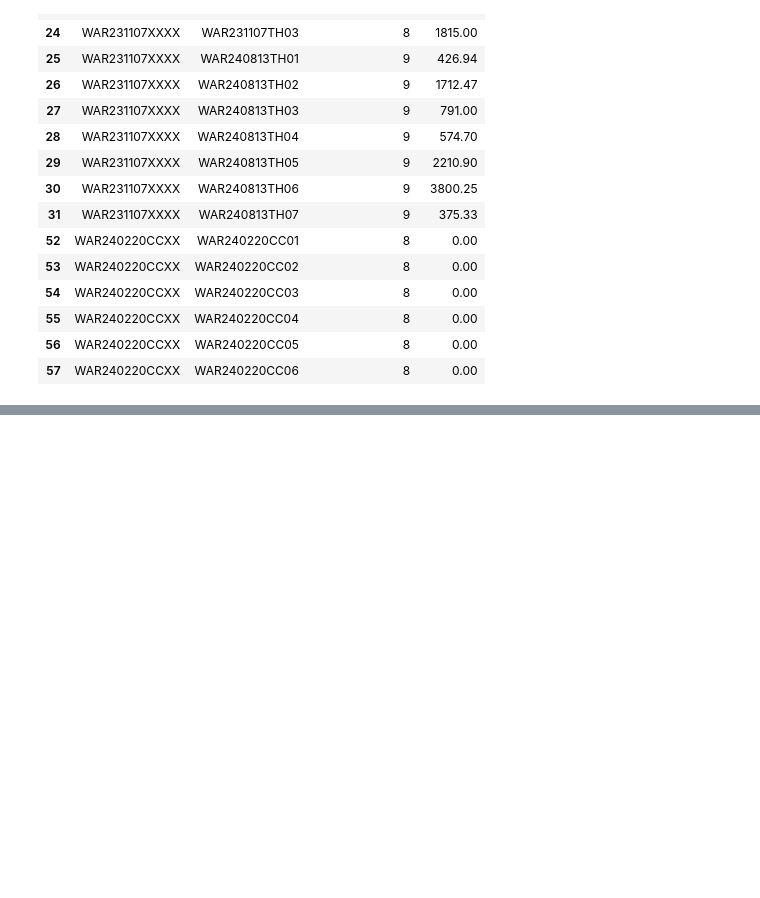
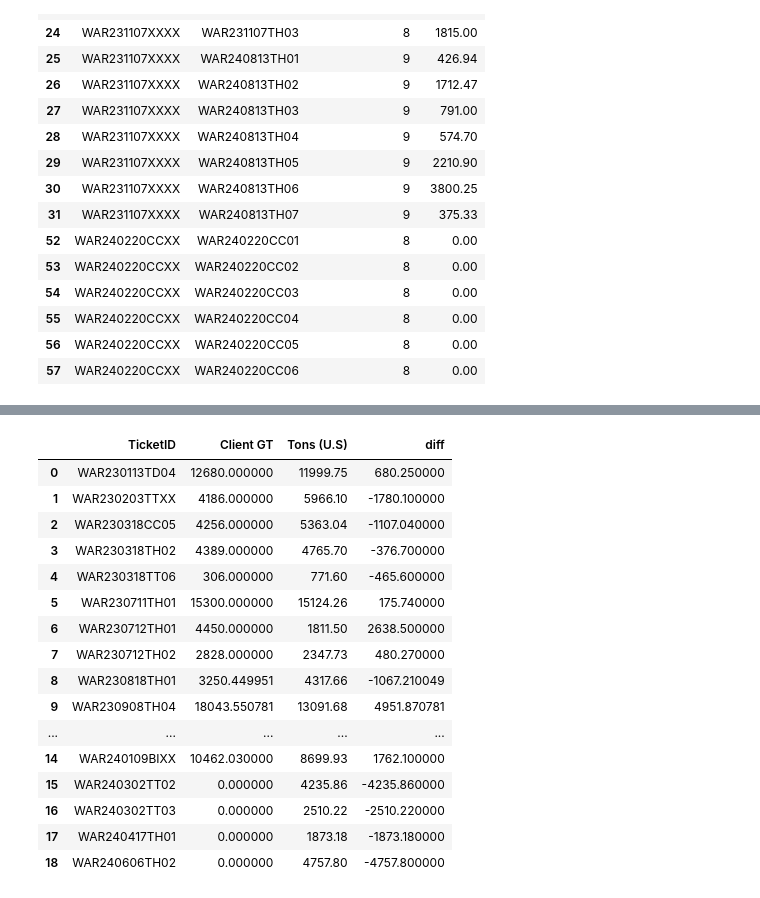
Before and after one commit to BilyBrown/sqlite3-tutorial, a Jupyter notebook: create_war_tables.ipynb, the cells around one changed output, grey strips where cells are left out. Cells and saved outputs as stored; diff of their text form; code cells hidden in the pictures; blank space fills up the shorter version.

Commit message:
starting to finally work through getting RP9 expected with new ticketids

```diff
--- a/create_war_tables.ipynb
+++ b/create_war_tables.ipynb
@@ -869,4 +869,7 @@ new_tcs_intake[new_tcs_intake['TicketID'].isin([item for item in new_tcs_ticketi
 # %%
 # alright. I got a little in the weeds. What I need to find is where ticket ids don't match the TCS ticketid
 
-rp8_compiled_
+# let's try and go through the new ticketids and see what was harvested in rp8 - subtract that out of expected then add any remaining to rp9
+rp8_group_intake = rp8_new_tcs_intake.groupby(['TicketID'])['Client GT'].sum().reset_index()
+
+mergy = pd.merge(rp8_group_intake, rp8_harvested, left_on='TicketID', right_on="TicketID")
@@ -886,0 +896,21 @@ rp8_compiled_
+# %%
+mergy['diff'] = mergy['Client GT'] - mergy['Tons (U.S)']
+mergy
+# %% [output]
+|  | TicketID | Client GT | Tons (U.S) | diff |
+| 0 | WAR230113TD04 | 12680.000000 | 11999.75 | 680.250000 |
+| 1 | WAR230203TTXX | 4186.000000 | 5966.10 | -1780.100000 |
+| 2 | WAR230318CC05 | 4256.000000 | 5363.04 | -1107.040000 |
+| 3 | WAR230318TH02 | 4389.000000 | 4765.70 | -376.700000 |
+| 4 | WAR230318TT06 | 306.000000 | 771.60 | -465.600000 |
+| 5 | WAR230711TH01 | 15300.000000 | 15124.26 | 175.740000 |
+| 6 | WAR230712TH01 | 4450.000000 | 1811.50 | 2638.500000 |
+| 7 | WAR230712TH02 | 2828.000000 | 2347.73 | 480.270000 |
+| 8 | WAR230818TH01 | 3250.449951 | 4317.66 | -1067.210049 |
+| 9 | WAR230908TH04 | 18043.550781 | 13091.68 | 4951.870781 |
+| ... | ... | ... | ... | ... |
+| 14 | WAR240109BIXX | 10462.030000 | 8699.93 | 1762.100000 |
+| 15 | WAR240302TT02 | 0.000000 | 4235.86 | -4235.860000 |
+| 16 | WAR240302TT03 | 0.000000 | 2510.22 | -2510.220000 |
+| 17 | WAR240417TH01 | 0.000000 | 1873.18 | -1873.180000 |
+| 18 | WAR240606TH02 | 0.000000 | 4757.80 | -4757.800000 |
```
Also changed, not shown: parts of 4 cells of this notebook.
